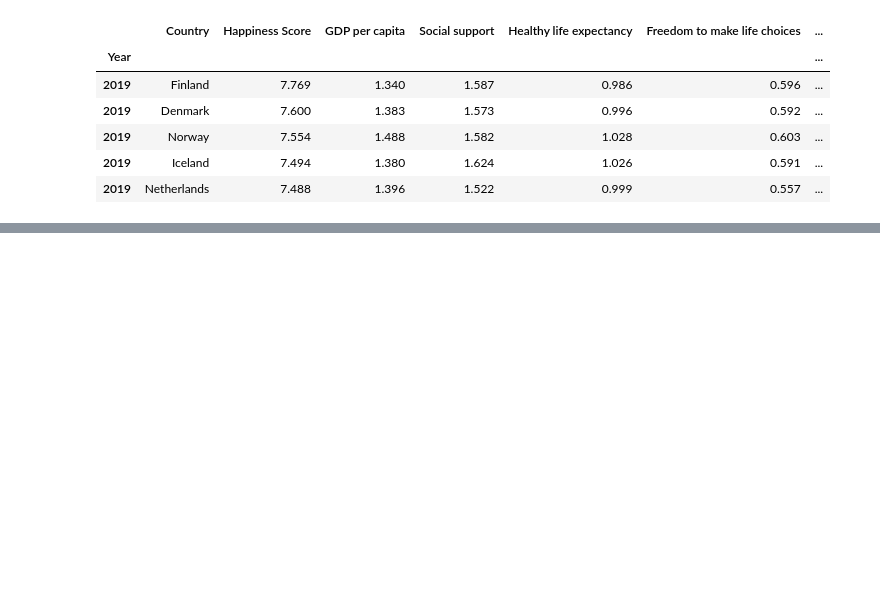
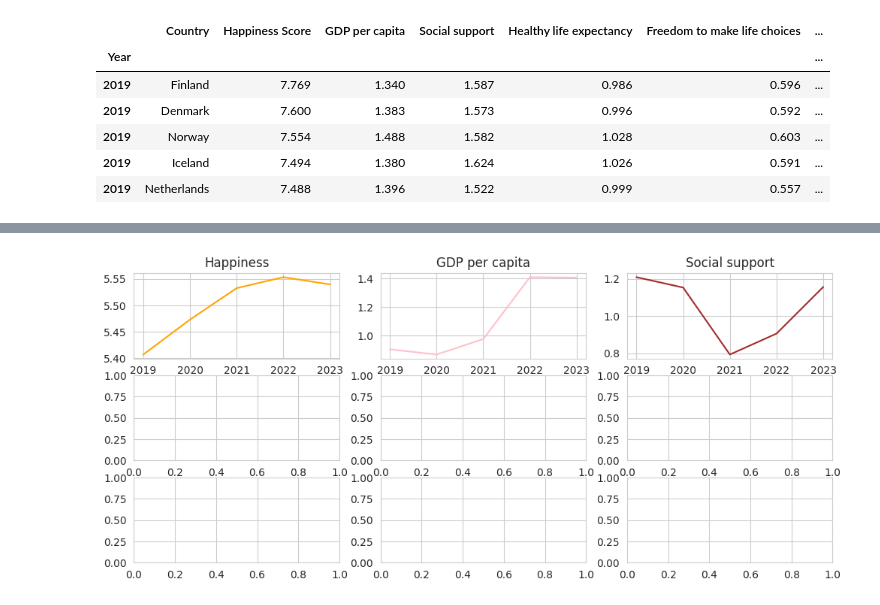
Before and after one commit to Karlajack/pydata_analysis, a Jupyter notebook: Pydatacapstoneproject_Worldhappiness.ipynb, the cells around one changed output, grey strips where cells are left out. Saved outputs shown, nothing was run; the diff lists cells and outputs as text; code cells hidden in the pictures; blank space fills up the shorter version.

```diff
--- a/Pydatacapstoneproject_Worldhappiness.ipynb
+++ b/Pydatacapstoneproject_Worldhappiness.ipynb
@@ -174,0 +187,5 @@ df.head()
+# %%
+df_hd= df.groupby(['Country','Year']).mean().reset_index()
+df.hd1=df_hd.drop('Country',axis=1)
+df.hd2=df.hd1.groupby(['Year']).mean().reset_index()
+df.hd2
@@ -174,0 +199,20 @@ df.head()
+# %%
+x=df.hd2['Year']
+y=df.hd2['Happiness Score']
+z=df.hd2['GDP per capita']
+R=df.hd2['Social support']
+
+
+fig,ax=plt.subplots(nrows=3,ncols=3,figsize=(12,5))
+
+ax[0,0].plot(x,y,label='Happiness Score',color='Orange')
+ax[0,1].plot(x,z,label='GDP per capita',color='Pink')
+ax[0,2].plot(x,R,label='Social support',color='Brown')
+
+ax[0,0].set_title('Happiness')
+ax[0,1].set_title('GDP per capita')
+ax[0,2].set_title('Social support')
+
+plt.show()
+# %% [output]
+[figure, added]
```
Also changed, not shown: parts of 7 cells of this notebook.
